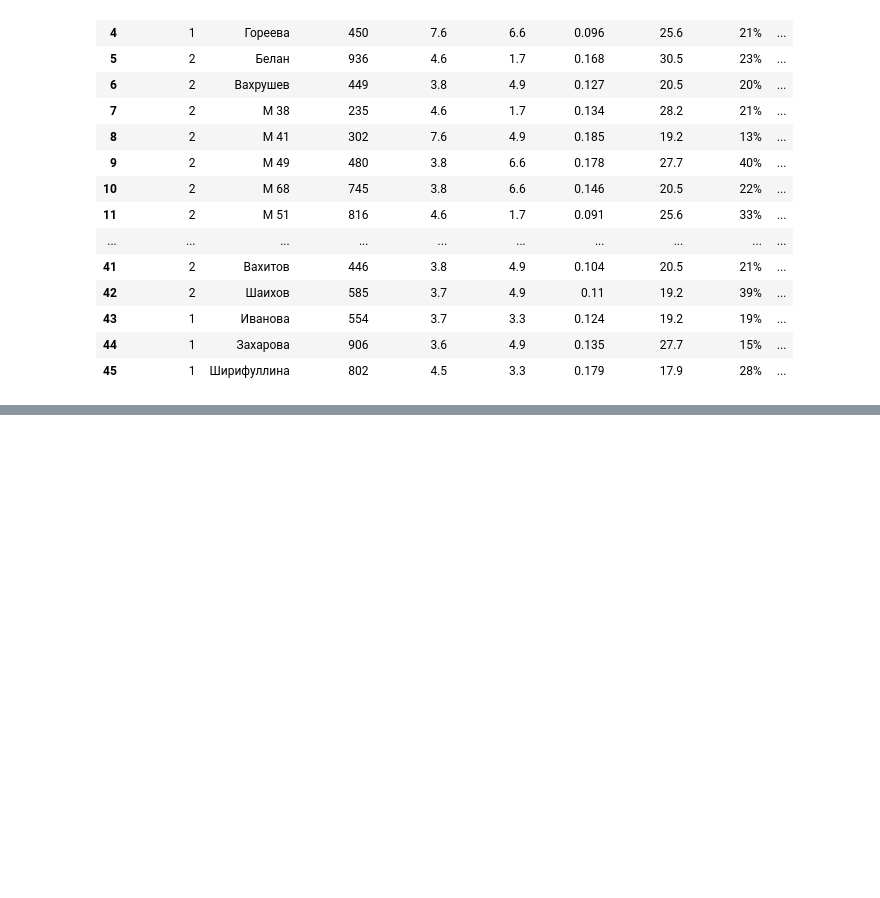
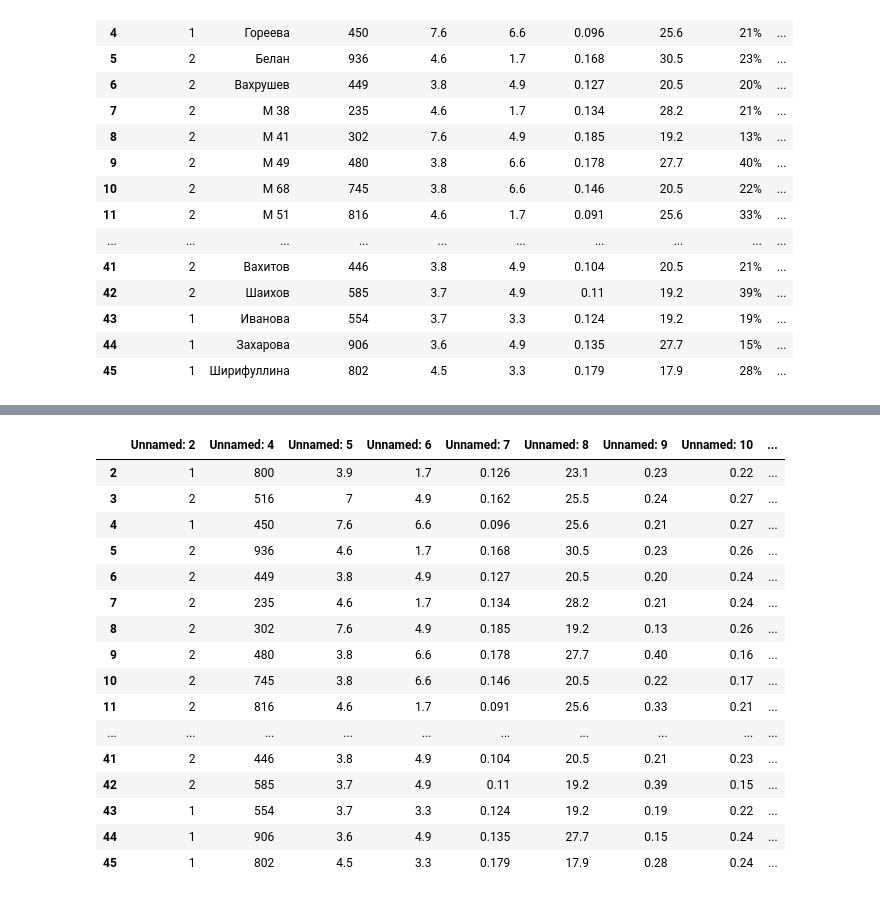
Before and after one commit to Egor29ch/UDGU_project, a Jupyter notebook: main.ipynb, the cells around one changed output, grey strips where cells are left out. Cells and saved outputs as stored; diff of their text form; code cells hidden in the pictures; blank space fills up the shorter version.

```diff
--- a/main.ipynb
+++ b/main.ipynb
@@ -52,0 +74,27 @@ clearing_df
+# %%
+cols = [f"Unnamed: {i}" for i in list(range(9, 14)) + list(range(15, 20))]
+clearing_df[cols] = (
+    clearing_df[cols]
+    .replace(r"%", "", regex=True)
+    .apply(pd.to_numeric, errors="coerce")
+    .div(100)
+)
+clearing_df
+# %% [output]
+|  | Unnamed: 2 | Unnamed: 4 | Unnamed: 5 | Unnamed: 6 | Unnamed: 7 | Unnamed: 8 | Unnamed: 9 | Unnamed: 10 | ... |
+| 2 | 1 | 800 | 3.9 | 1.7 | 0.126 | 23.1 | 0.23 | 0.22 | ... |
+| 3 | 2 | 516 | 7 | 4.9 | 0.162 | 25.5 | 0.24 | 0.27 | ... |
+| 4 | 1 | 450 | 7.6 | 6.6 | 0.096 | 25.6 | 0.21 | 0.27 | ... |
+| 5 | 2 | 936 | 4.6 | 1.7 | 0.168 | 30.5 | 0.23 | 0.26 | ... |
+| 6 | 2 | 449 | 3.8 | 4.9 | 0.127 | 20.5 | 0.20 | 0.24 | ... |
+| 7 | 2 | 235 | 4.6 | 1.7 | 0.134 | 28.2 | 0.21 | 0.24 | ... |
+| 8 | 2 | 302 | 7.6 | 4.9 | 0.185 | 19.2 | 0.13 | 0.26 | ... |
+| 9 | 2 | 480 | 3.8 | 6.6 | 0.178 | 27.7 | 0.40 | 0.16 | ... |
+| 10 | 2 | 745 | 3.8 | 6.6 | 0.146 | 20.5 | 0.22 | 0.17 | ... |
+| 11 | 2 | 816 | 4.6 | 1.7 | 0.091 | 25.6 | 0.33 | 0.21 | ... |
+| ... | ... | ... | ... | ... | ... | ... | ... | ... | ... |
+| 41 | 2 | 446 | 3.8 | 4.9 | 0.104 | 20.5 | 0.21 | 0.23 | ... |
+| 42 | 2 | 585 | 3.7 | 4.9 | 0.11 | 19.2 | 0.39 | 0.15 | ... |
+| 43 | 1 | 554 | 3.7 | 3.3 | 0.124 | 19.2 | 0.19 | 0.22 | ... |
+| 44 | 1 | 906 | 3.6 | 4.9 | 0.135 | 27.7 | 0.15 | 0.24 | ... |
+| 45 | 1 | 802 | 4.5 | 3.3 | 0.179 | 17.9 | 0.28 | 0.24 | ... |
```
Also changed, not shown: parts of 3 cells of this notebook.
